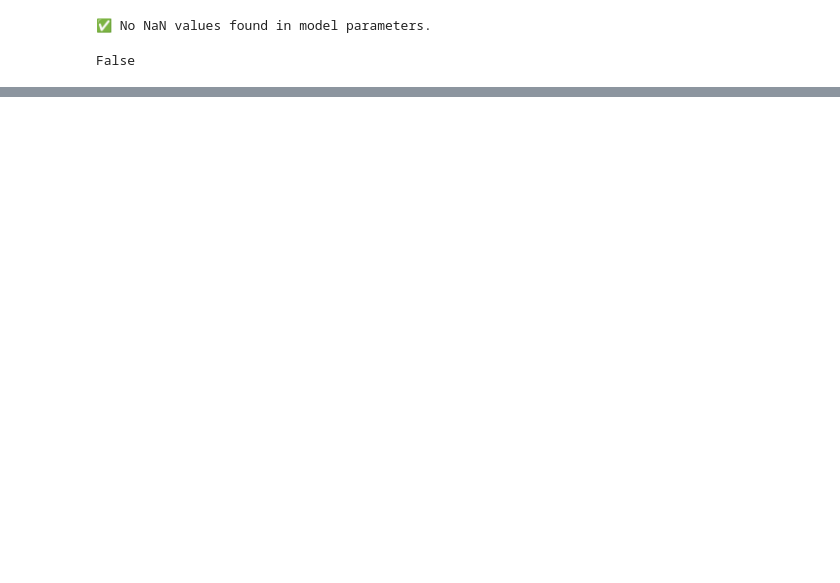
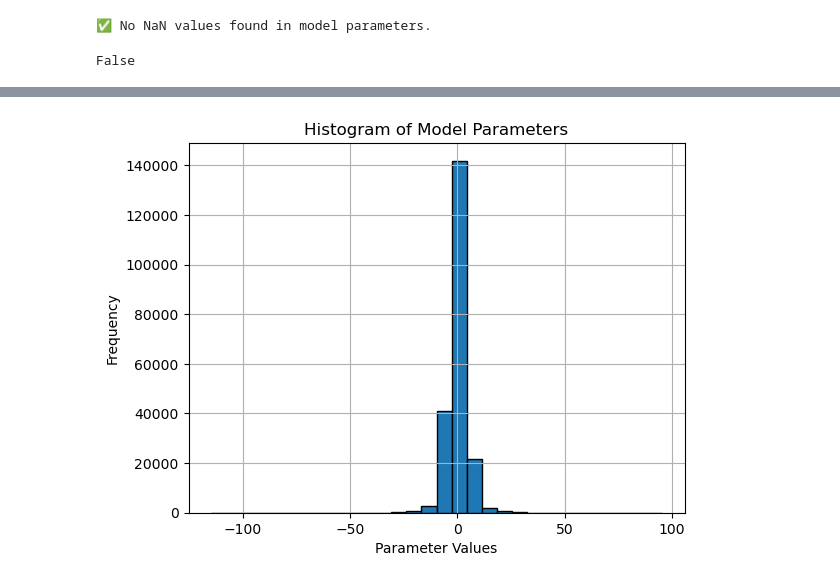
Before and after one commit to daleas0120/loss_landscapes_demo, a Jupyter notebook: demo_hessian_wag_esol.ipynb, the cells around one changed output, grey strips where cells are left out. Drawn from its saved outputs; the diff is of its cells as text; code cells hidden in the pictures; blank space fills up the shorter version.

```diff
--- a/demo_hessian_wag_esol.ipynb
+++ b/demo_hessian_wag_esol.ipynb
@@ -397,0 +412,23 @@ plt.show()
+# %%
+def plot_model_parameters(my_model):
+    # Collect all parameters (weights and biases) into a single NumPy array
+    all_params = np.concatenate([p.detach().cpu().numpy().flatten() for p in my_model.parameters()])
+
+    # Compute histogram using np.histogram
+    hist_counts, bin_edges = np.histogram(all_params, bins=30)
+
+    # Plot histogram
+    plt.bar(bin_edges[:-1], hist_counts, width=np.diff(bin_edges), edgecolor='black', align='edge')
+
+    # Labels and title
+    plt.title('Histogram of Model Parameters')
+    plt.xlabel('Parameter Values')
+    plt.ylabel('Frequency')
+    plt.grid(True)
+
+    # Show plot
+    plt.show()
+# %%
+plot_model_parameters(sampled_model)
+# %% [output]
+[figure, added]
```
Also changed, not shown: parts of 10 cells of this notebook, 1 other file.
